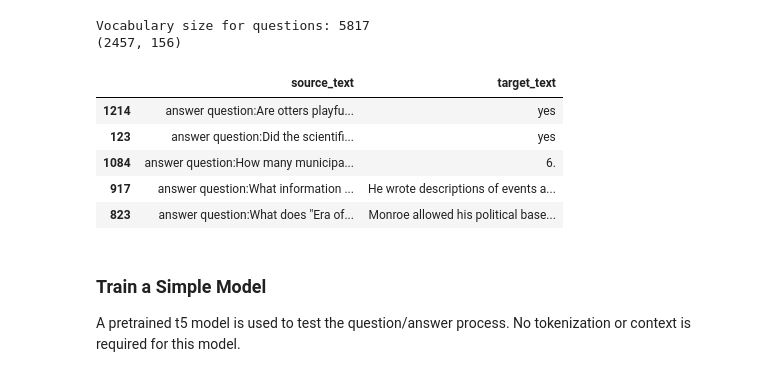
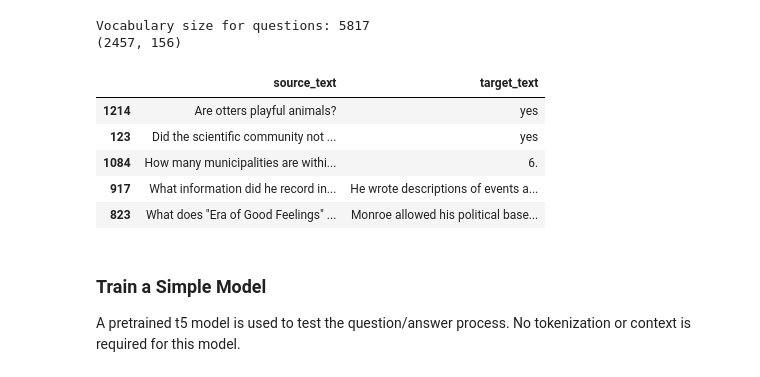
Before and after one commit to aanchal0431/chatbot, a Jupyter notebook: SEP_728_Chatbot.ipynb, the cells around one changed output. Drawn from its saved outputs; the diff is of its cells as text; code cells hidden in the pictures.

```diff
--- a/SEP_728_Chatbot.ipynb
+++ b/SEP_728_Chatbot.ipynb
@@ -160,18 +160,18 @@ X_train, X_test, y_train, y_test = train_test_split(data_s8['Question'], data_s8
 # %%
 #Format for simpleT5
 train = pd.DataFrame({'source_text': X_train, 'target_text': y_train})
 # Add prefix for simpleT5
-train['source_text']    = "answer question:" + train['source_text']
+#train['source_text']    = "answer question:" + train['source_text']
 test = pd.DataFrame({'source_text': X_test, 'target_text': y_test})
-test['source_text']    = "answer question:" + test['source_text']
+#test['source_text']    = "answer question:" + test['source_text']
 train.head()
 # %% [output]
 |  | source_text | target_text |
-| 1214 | answer question:Are otters playfu... | yes |
-| 123 | answer question:Did the scientifi... | yes |
-| 1084 | answer question:How many municipa... | 6. |
-| 917 | answer question:What information ... | He wrote descriptions of events a... |
-| 823 | answer question:What does "Era of... | Monroe allowed his political base... |
+| 1214 | Are otters playful animals? | yes |
+| 123 | Did the scientific community not ... | yes |
+| 1084 | How many municipalities are withi... | 6. |
+| 917 | What information did he record in... | He wrote descriptions of events a... |
+| 823 | What does "Era of Good Feelings" ... | Monroe allowed his political base... |
 # %% [markdown]
 ### Train a Simple Model
 A pretrained t5 model is used to test the question/answer process. No tokenization or context is required for this model.
```
Also changed, not shown: parts of 2 cells of this notebook.
